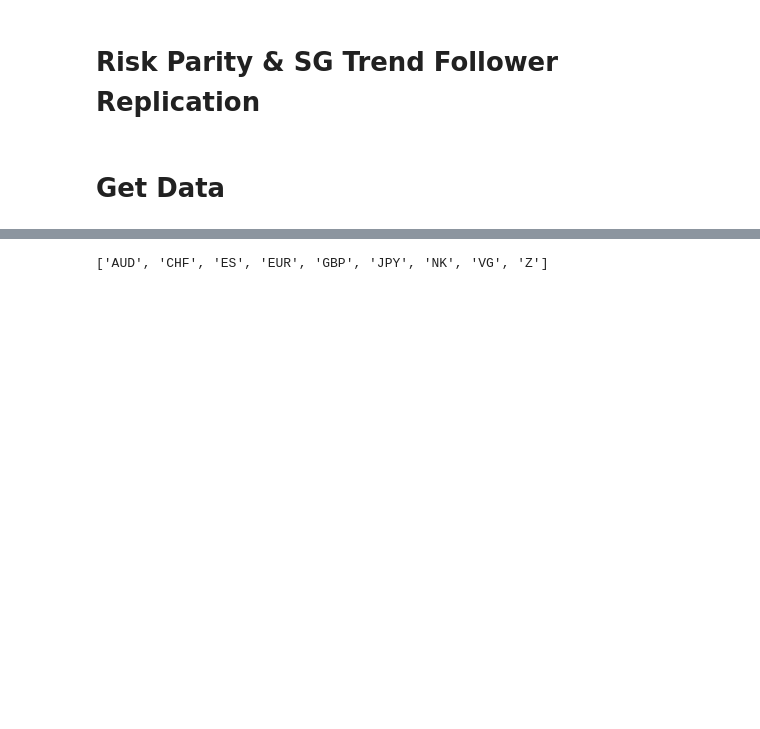
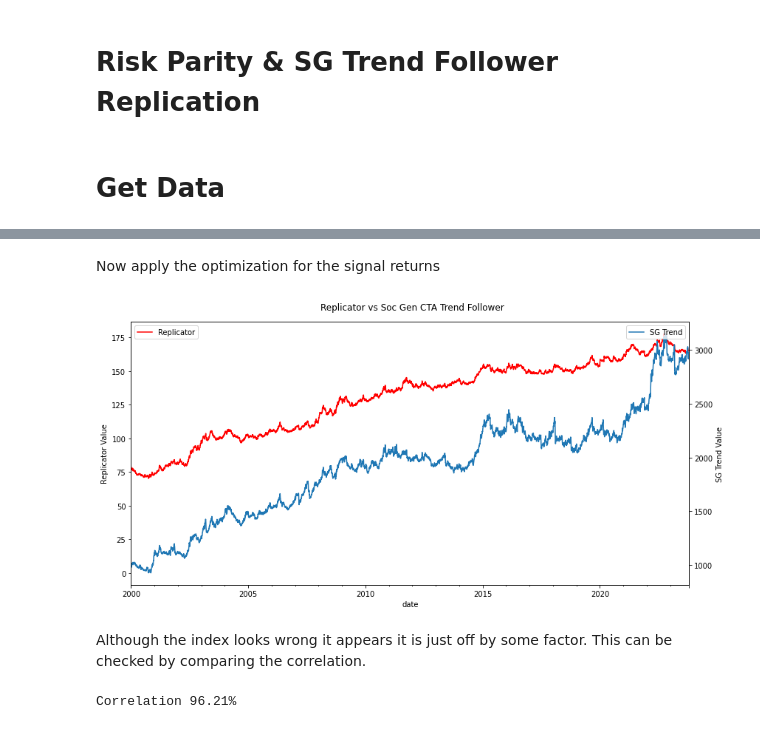
Before and after one commit to diegodalvarez/TrendConvexity, a Jupyter notebook: notebooks/RiskParity.ipynb, the cells around one changed output, grey strips where cells are left out. Saved outputs shown, nothing was run; the diff lists cells and outputs as text; code cells hidden in the pictures; blank space fills up the shorter version.

Commit message:
fix some changes add SG CTA replication
Add SG CTA replication as well some backend data additions for futures and FX

```diff
--- a/notebooks/RiskParity.ipynb
+++ b/notebooks/RiskParity.ipynb
@@ -47,21 +60,0 @@ df_fx_raw = _get_raw_fx()
-# %%
-def prep_data() -> pd.DataFrame:
-
-    df_fx_prep = (_get_raw_fx().rename(
-        columns = {
-            "variable": "security",
-            "value": "px",
-            "Date": "date"}))
-
-    df_fut_prep = (_get_raw_futures().rename(
-        columns = {
-            "PX_LAST": "px"}))
-
-    df_combined = pd.concat([df_fx_prep, df_fut_prep])
-    return df_combined
-
-df_combined = prep_data()
-# %%
-df_combined.security.drop_duplicates().sort_values().to_list()
-# %% [output]
-['AUD', 'CHF', 'ES', 'EUR', 'GBP', 'JPY', 'NK', 'VG', 'Z']
@@ -67,0 +99,56 @@ df_combined.security.drop_duplicates().sort_values().to_list()
+# %% [markdown]
+Now apply the optimization for the signal returns
+# %%
+def plot_replicator(df_signal: pd.DataFrame, df_sg: pd.DataFrame) -> plt.Figure:
+
+    fig, axes = plt.subplots(figsize = (12,6))
+
+    (df_signal.assign(
+        signal_rtn = lambda x: np.sign(x.lag_signal) * x.r_t)
+        [["date", "signal_rtn"]].
+        rename(columns = {"signal_rtn": "Replicator"}).
+        groupby("date").
+        agg("mean").
+        cumsum().
+        plot(
+            ax     = axes,
+            color  = "red",
+            ylabel = "Replicator Value"))
+
+    axes_twin = axes.twinx()
+
+    (df_sg.rename(
+        columns = {"PX_LAST": "SG Trend"}).
+        plot(
+            ax     = axes_twin,
+            ylabel = "SG Trend Value"))
+
+    axes_twin.legend(loc = "upper right")
+    fig.suptitle("Replicator vs Soc Gen CTA Trend Follower")
+    plt.tight_layout()
+
+plot_replicator(df_signal, df_sg)
+# %% [output]
+[figure, added]
+# %% [markdown]
+Although the index looks wrong it appears it is just off by some factor. This can be checked by comparing the correlation.
+# %%
+def get_correlation(df_signal: pd.DataFrame, df_sg: pd.DataFrame) -> None:
+
+    out_val = (df_signal.assign(
+        signal_rtn = lambda x: np.sign(x.lag_signal) * x.r_t)
+        [["date", "signal_rtn"]].
+        rename(columns = {"signal_rtn": "Replicator"}).
+        groupby("date").
+        agg("mean").
+        cumsum().
+        merge(right = df_sg, how = "inner", on = ["date"]).
+        corr().
+        query("Replicator != 1").
+        Replicator.iloc[0])
+
+    print("Correlation {}%".format(round(out_val * 100, 2)))
+
+get_correlation(df_signal, df_sg)
+# %% [output]
+Correlation 96.21%
```
Also changed, not shown: parts of 11 cells of this notebook, 1 other file.
